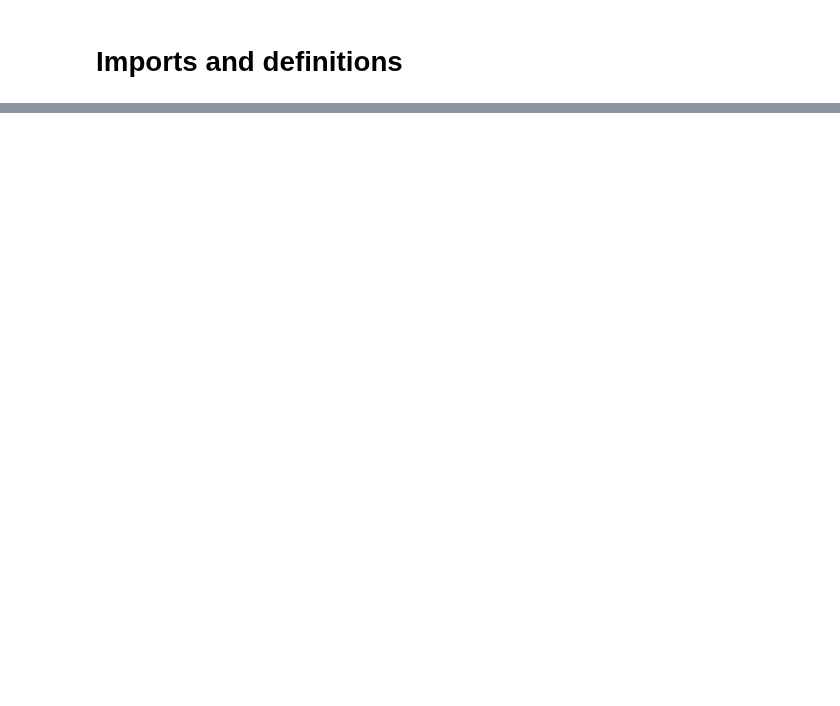
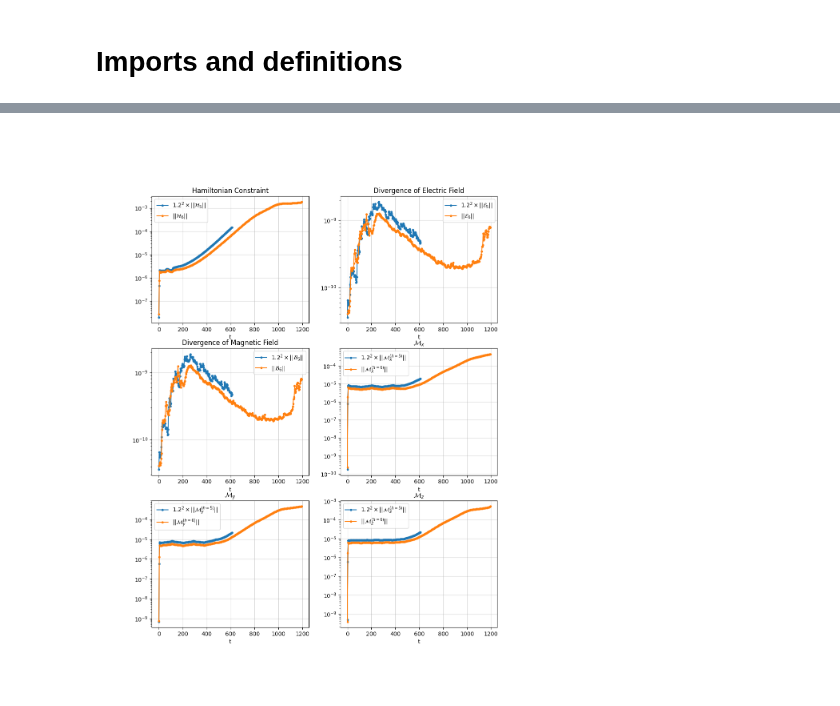
Before and after one commit to jpmvferreira/dyonic-collision-private, a Jupyter notebook: analyze/convergence.ipynb, the cells around one changed output, grey strips where cells are left out. Saved outputs shown, nothing was run; the diff lists cells and outputs as text; code cells hidden in the pictures; blank space fills up the shorter version.

```diff
--- a/analyze/convergence.ipynb
+++ b/analyze/convergence.ipynb
@@ -232,0 +235,20 @@ ax[2,1].legend();
+# %%
+sd            = SimDir("../simulations/Merger_CCZ4_M=0.5,0.5-T=0.05,0.05-alpha=0,0.5pi-x0=8_h=5")
+ts            = sd.timeseries
+gf            = sd.gf
+hc_norm       = ts.norm2["H"]
+Ec_norm       = ts.norm2["Ec"]
+Bc_norm       = ts.norm2["Bc"]
+mcx_norm      = ts.norm2["M1"]
+mcy_norm      = ts.norm2["M2"]
+mcz_norm      = ts.norm2["M3"]
+
+sd_res2       = SimDir("../simulations/Merger_CCZ4_M=0.5,0.5-T=0.05,0.05-alpha=0,0.5pi-x0=8_h=6")
+ts_res2       = sd_res2.timeseries
+gf_res2       = sd_res2.gf
+hc_norm_res2  = ts_res2.norm2["H"]
+Ec_norm_res2  = ts_res2.norm2["Ec"]
+Bc_norm_res2  = ts_res2.norm2["Bc"]
+mcx_norm_res2 = ts_res2.norm2["M1"]
+mcy_norm_res2 = ts_res2.norm2["M2"]
+mcz_norm_res2 = ts_res2.norm2["M3"]
@@ -232,0 +340,64 @@ ax[2,1].legend();
+# %%
+fig, ax = plt.subplots(3, 2, figsize=(11.15,14))
+
+
+ax[0,0].plot(hc_norm.t,      1.2**2*hc_norm.y,      marker=".", label=r"$1.2^2 \times ||\mathcal{H}_{5}||$")
+ax[0,0].plot(hc_norm_res2.t,        hc_norm_res2.y, marker=".", label=r"$             ||\mathcal{H}_{6}||$")
+
+ax[0,0].grid(alpha=0.5)
+ax[0,0].set_xlabel("t")
+ax[0,0].set_yscale("log")
+ax[0,0].set_title("Hamiltonian Constraint")
+ax[0,0].legend()
+
+
+ax[0,1].plot(Ec_norm.t,      1.2**2*Ec_norm.y,      marker=".", label=r"$1.2^2 \times ||\mathcal{E}_{5}||$")
+ax[0,1].plot(Ec_norm_res2.t,        Ec_norm_res2.y, marker=".", label=r"$             ||\mathcal{E}_{6}||$")
+
+ax[0,1].grid(alpha=0.5)
+ax[0,1].set_xlabel("t")
+ax[0,1].set_yscale("log")
+ax[0,1].set_title("Divergence of Electric Field")
+ax[0,1].legend()
+
+
+ax[1,0].plot(Bc_norm.t,      1.2**2*Bc_norm.y,      marker=".", label=r"$1.2^2 \times ||\mathcal{B}_{5}||$")
+ax[1,0].plot(Bc_norm_res2.t,        Bc_norm_res2.y, marker=".", label=r"$             ||\mathcal{B}_{6}||$")
+
+ax[1,0].grid(alpha=0.5)
+ax[1,0].set_xlabel("t")
+ax[1,0].set_yscale("log")
+ax[1,0].set_title("Divergence of Magnetic Field")
+ax[1,0].legend();
+
+
+ax[1,1].plot(mcx_norm.t,      1.2**2*mcx_norm.y,      marker=".", label=r"$1.2^2 \times ||\mathcal{M}_x^{(h=5)}||$")
+ax[1,1].plot(mcx_norm_res2.t,        mcx_norm_res2.y, marker=".", label=r"$             ||\mathcal{M}_x^{(h=6)}||$")
+
+ax[1,1].grid(alpha=0.5)
+ax[1,1].set_xlabel("t")
+ax[1,1].set_yscale("log")
+ax[1,1].set_title(r"$\mathcal{M}_x$")
+ax[1,1].legend();
+
+
+ax[2,0].plot(mcy_norm.t,      1.2**2*mcy_norm.y,      marker=".", label=r"$1.2^2 \times ||\mathcal{M}_y^{(h=5)}||$")
+ax[2,0].plot(mcy_norm_res2.t,        mcy_norm_res2.y, marker=".", label=r"$             ||\mathcal{M}_y^{(h=6)}||$")
+
+ax[2,0].grid(alpha=0.5)
+ax[2,0].set_xlabel("t")
+ax[2,0].set_yscale("log")
+ax[2,0].set_title(r"$\mathcal{M}_y$")
+ax[2,0].legend();
+
+
+ax[2,1].plot(mcz_norm.t,      1.2**2*mcz_norm.y,      marker=".", label=r"$1.2^2 \times ||\mathcal{M}_z^{(h=5)}||$")
+ax[2,1].plot(mcz_norm_res2.t,        mcz_norm_res2.y, marker=".", label=r"$             ||\mathcal{M}_z^{(h=6)}||$")
+
+ax[2,1].grid(alpha=0.5)
+ax[2,1].set_xlabel("t")
+ax[2,1].set_yscale("log")
+ax[2,1].set_title(r"$\mathcal{M}_z$")
+ax[2,1].legend();
+# %% [output]
+[figure, added]
```
Also changed, not shown: parts of 6 cells of this notebook, 12 other files.
